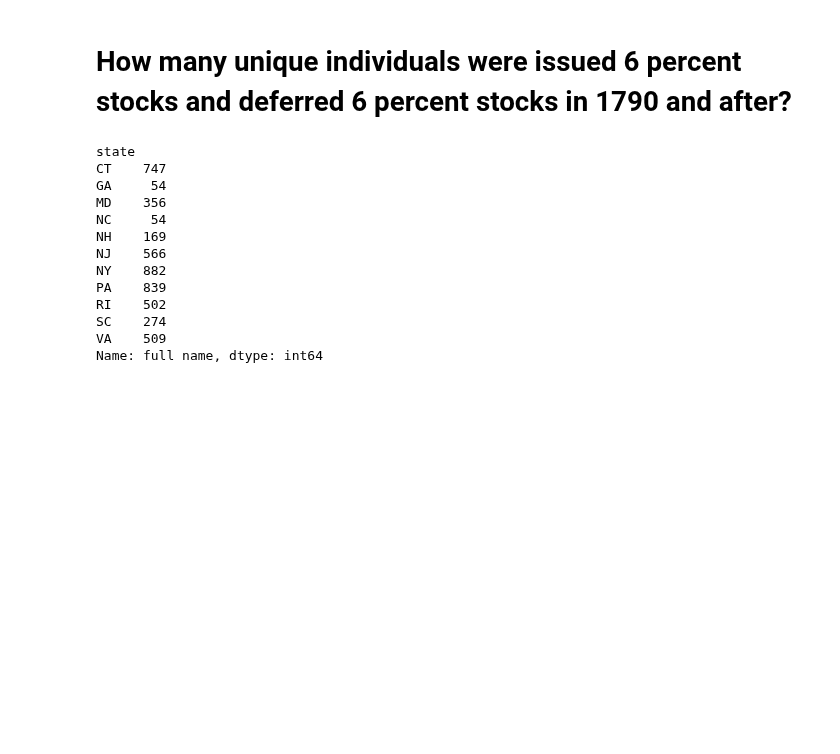
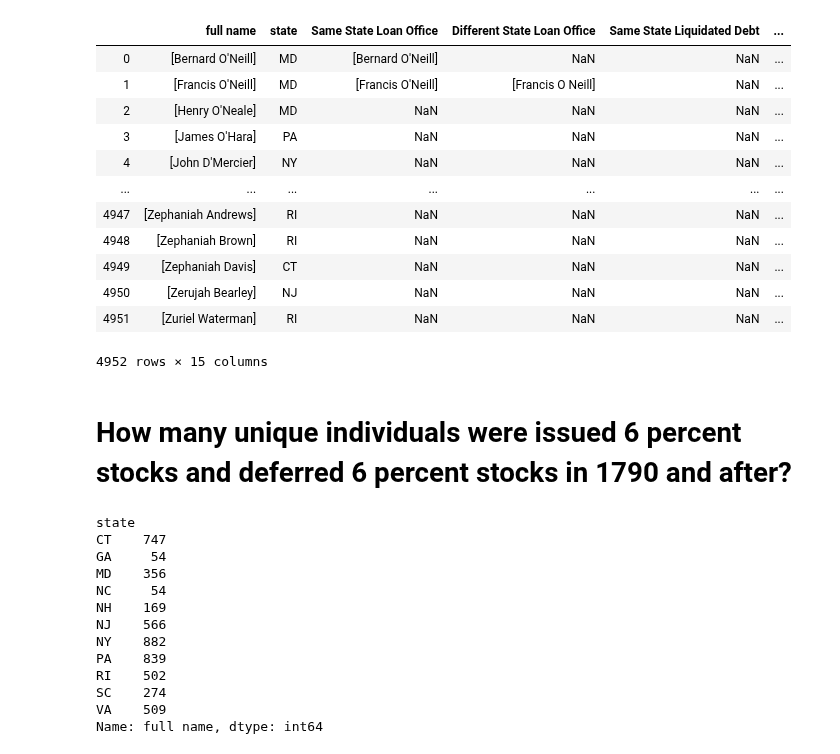
Before and after one commit to davidch2020/SPEOC-pt-1, a Jupyter notebook: post1790_data_analysis.ipynb, the cells around one changed output. Drawn from its saved outputs; the diff is of its cells as text; code cells hidden in the pictures; blank space fills up the shorter version.

```diff
--- a/post1790_data_analysis.ipynb
+++ b/post1790_data_analysis.ipynb
@@ -19,6 +19,22 @@ df['Different State Liquidated Debt'] = df['Different State Liquidated Debt'].ap
                                                                                     stringToList(x))
 df['Pierce Certificates'] = df['Pierce Certificates'].apply(lambda x:
                                                             stringToList(x))
+# %%
+df
+# %% [output]
+|  | full name | state | Same State Loan Office | Different State Loan Office | Same State Liquidated Debt | ... |
+| 0 | [Bernard O'Neill] | MD | [Bernard O'Neill] | NaN | NaN | ... |
+| 1 | [Francis O'Neill] | MD | [Francis O'Neill] | [Francis O Neill] | NaN | ... |
+| 2 | [Henry O'Neale] | MD | NaN | NaN | NaN | ... |
+| 3 | [James O'Hara] | PA | NaN | NaN | NaN | ... |
+| 4 | [John D'Mercier] | NY | NaN | NaN | NaN | ... |
+| ... | ... | ... | ... | ... | ... | ... |
+| 4947 | [Zephaniah Andrews] | RI | NaN | NaN | NaN | ... |
+| 4948 | [Zephaniah Brown] | RI | NaN | NaN | NaN | ... |
+| 4949 | [Zephaniah Davis] | CT | NaN | NaN | NaN | ... |
+| 4950 | [Zerujah Bearley] | NJ | NaN | NaN | NaN | ... |
+| 4951 | [Zuriel Waterman] | RI | NaN | NaN | NaN | ... |
+4952 rows × 15 columns
 # %% [markdown]
 # How many unique individuals were issued 6 percent stocks and deferred 6 percent stocks in 1790 and after?
 # %%
```
Also changed, not shown: parts of 11 cells of this notebook, 1 other file.
